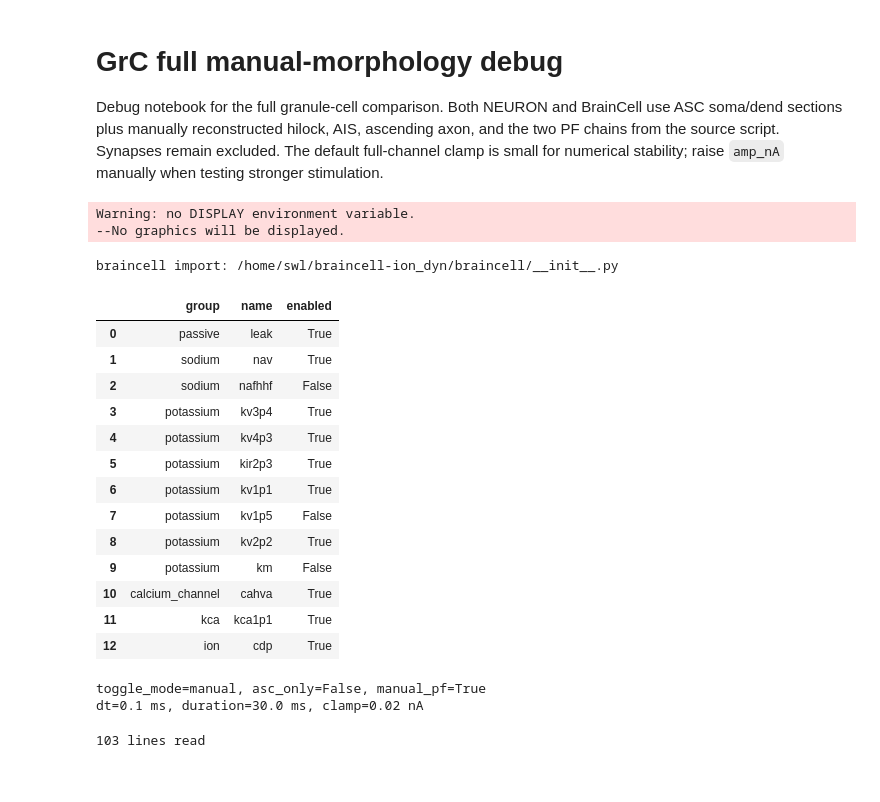
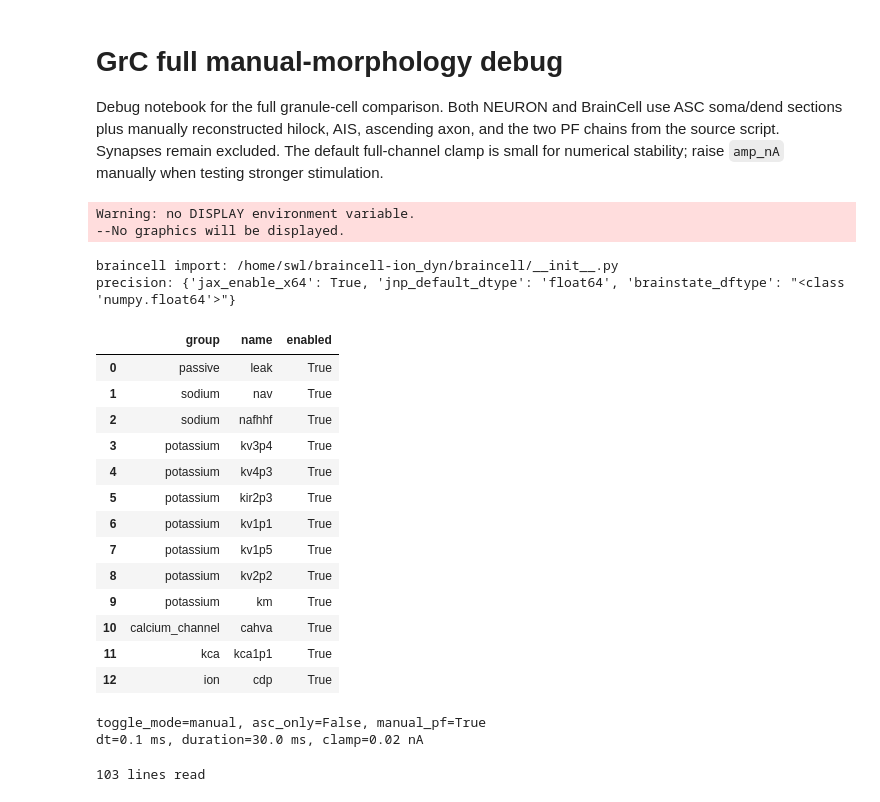
Before and after one commit to chaobrain/braincell, a Jupyter notebook: examples/neuron_compare/cell/grc_ma2020/debug/run_full_debug.ipynb, the cells around one changed output. Cells and saved outputs as stored; diff of their text form; code cells hidden in the pictures.

```diff
--- a/examples/neuron_compare/cell/grc_ma2020/debug/run_full_debug.ipynb
+++ b/examples/neuron_compare/cell/grc_ma2020/debug/run_full_debug.ipynb
@@ -8,7 +8,7 @@ import sys
 import os
 
 os.environ.setdefault("JAX_PLATFORMS", "cpu")
-os.environ.setdefault("JAX_ENABLE_X64", "1")
+os.environ.setdefault("JAX_ENABLE_X64", "True")
 
 import numpy as np
 import pandas as pd
@@ -40,12 +40,23 @@ import braincell
 from braincell import mech
 from braincell.filter import at
 import brainstate
+import jax
+import jax.numpy as jnp
 brainstate.environ.set(precision=64)
 print("braincell import:", braincell.__file__)
+print(
+    "precision:",
+    {
+        "jax_enable_x64": bool(jax.config.read("jax_enable_x64")),
+        "jnp_default_dtype": str(jnp.asarray([1.0]).dtype),
+        "brainstate_dftype": str(brainstate.environ.dftype()),
+    },
+)
 # %% [output]
 Warning: no DISPLAY environment variable.
 --No graphics will be displayed.
 braincell import: /home/swl/braincell-ion_dyn/braincell/__init__.py
+precision: {'jax_enable_x64': True, 'jnp_default_dtype': 'float64', 'brainstate_dftype': "<class 'numpy.float64'>"}
 # %%
 params = load_grc20_full_params()
 
@@ -65,7 +76,7 @@ kv3p4 = True
 kv4p3 = True
 kir2p3 = True
 kv1p1 = True
-kv1p5 = False
+kv1p5 = True
 kv2p2 = True
 km = True
 
@@ -127,41 +138,41 @@ delay_ms = 5.0
 stim_dur_ms = 50.0
 amp_nA = 0.02
 
 asc_only = False
 manual_pf = True
 
 display(pd.DataFrame(
     [
         {"group": "passive", "name": "leak", "enabled": toggles.leak},
         {"group": "sodium", "name": "nav", "enabled": toggles.nav},
         {"group": "sodium", "name": "nafhhf", "enabled": toggles.nafhhf},
         {"group": "potassium", "name": "kv3p4", "enabled": toggles.kv3p4},
         {"group": "potassium", "name": "kv4p3", "enabled": toggles.kv4p3},
         {"group": "potassium", "name": "kir2p3", "enabled": toggles.kir2p3},
         {"group": "potassium", "name": "kv1p1", "enabled": toggles.kv1p1},
         {"group": "potassium", "name": "kv1p5", "enabled": toggles.kv1p5},
         {"group": "potassium", "name": "kv2p2", "enabled": toggles.kv2p2},
         {"group": "potassium", "name": "km", "enabled": toggles.km},
         {"group": "calcium_channel", "name": "cahva", "enabled": toggles.cahva},
         {"group": "kca", "name": "kca1p1", "enabled": toggles.kca1p1},
         {"group": "ion", "name": "cdp", "enabled": toggles.cdp},
     ]
 ))
 
 print(f"toggle_mode={toggle_mode}, asc_only={asc_only}, manual_pf={manual_pf}")
 print(f"dt={dt_ms} ms, duration={duration_ms} ms, clamp={amp_nA} nA")
 # %% [output]
 |  | group | name | enabled |
 | 0 | passive | leak | True |
 | 1 | sodium | nav | True |
-| 2 | sodium | nafhhf | False |
+| 2 | sodium | nafhhf | True |
 | 3 | potassium | kv3p4 | True |
 | 4 | potassium | kv4p3 | True |
 | 5 | potassium | kir2p3 | True |
 | 6 | potassium | kv1p1 | True |
-| 7 | potassium | kv1p5 | False |
+| 7 | potassium | kv1p5 | True |
 | 8 | potassium | kv2p2 | True |
-| 9 | potassium | km | False |
+| 9 | potassium | km | True |
 | 10 | calcium_channel | cahva | True |
 | 11 | kca | kca1p1 | True |
 | 12 | ion | cdp | True |
```
Also changed, not shown: parts of 2 cells of this notebook, 11 other files.
